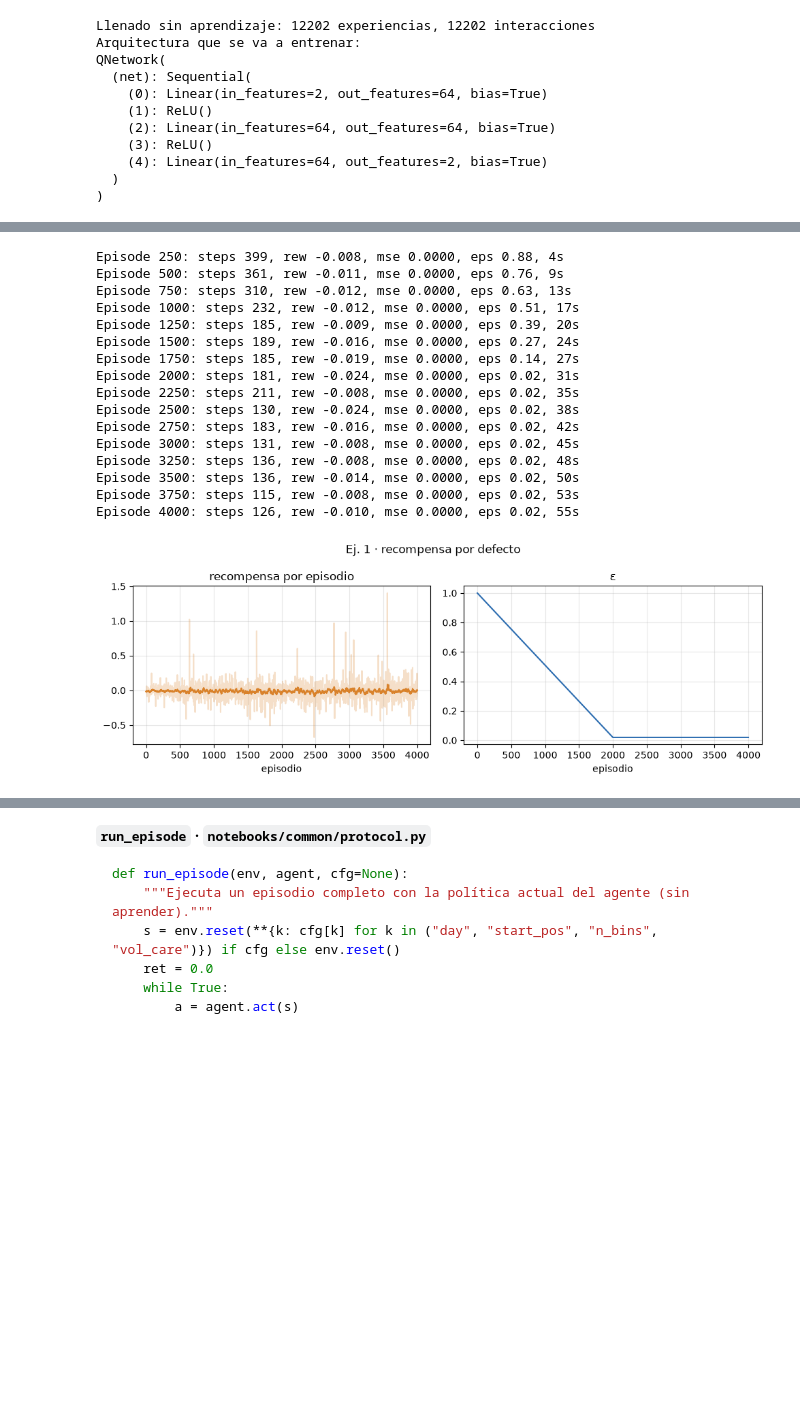
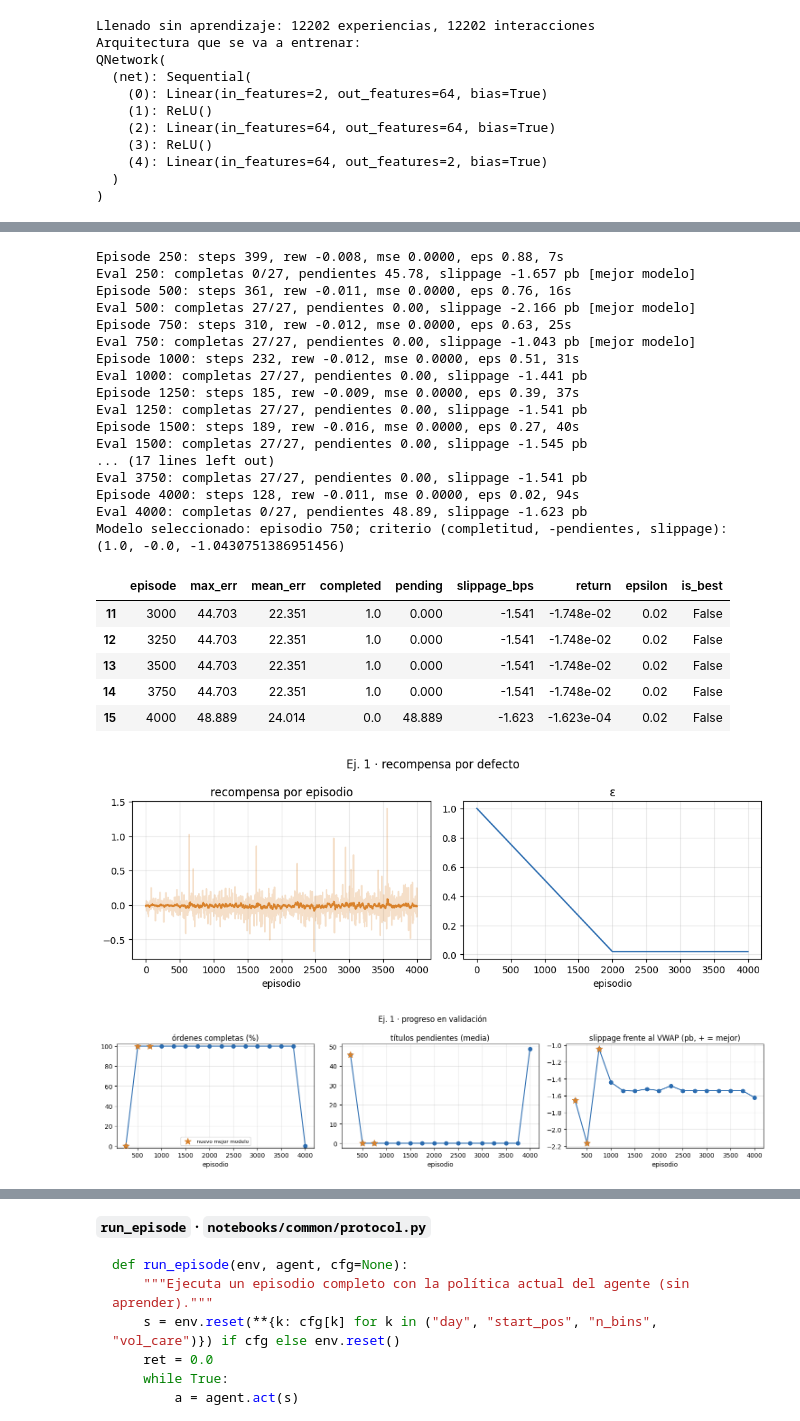
Before and after one commit to Romequinco/rl-execution-agents, a Jupyter notebook: notebooks/ej1_execution_lab.ipynb, the cells around one changed output, grey strips where cells are left out. Saved outputs shown, nothing was run; the diff lists cells and outputs as text; code cells hidden in the pictures; blank space fills up the shorter version.

```diff
--- a/notebooks/ej1_execution_lab.ipynb
+++ b/notebooks/ej1_execution_lab.ipynb
@@ -779,6 +780,9 @@ update_target_after = 10 * learn_after
 SEED, fill_episodes = 0, 25
 force_first_buy = True
 OBS_MODE = "TV"
+eval_every = 250
+CHECKPOINT = pr.MODELS / "ej1_ddqn"
+GRID_VAL = pr.make_grid(DATA["val"], n_days=3, seed=0)
 
 CONFIG = dict(asset=ASSET, reward="default", terminal_reward=0.0, obs_mode=OBS_MODE,
               look_back=60, bins_range=[400, 600], pct_range=[0.075, 0.125],
@@ -787,7 +791,12 @@ CONFIG = dict(asset=ASSET, reward="default", terminal_reward=0.0, obs_mode=OBS_M
               hidden_neurons=hidden_neurons, nepisodes=nepisodes, learn_after=learn_after,
               update_target_after=update_target_after, fill_episodes=fill_episodes,
               force_first_buy=force_first_buy, seed=SEED, grid_seed=0, grid_days=3,
-              torch_threads=torch.get_num_threads())
+              torch_threads=torch.get_num_threads(), eval_every=eval_every,
+              checkpoint_metric="execution", selection_split="val", validation_grid=GRID_VAL)
+CONFIG["source_sha256"] = {
+    name: hashlib.sha256((ROOT / "notebooks" / "common" / f"{name}.py").read_bytes()).hexdigest()
+    for name in ("env", "rewards", "agents", "protocol", "exploration", "data", "plots")
+}
 
 # La semilla se fija ANTES de inicializar la red (véase el apartado 15).
 pr.set_seeds(SEED)
@@ -890,26 +906,46 @@ la lectura; esa frecuencia de impresión no cambia el entrenamiento.
 # %%
 ep, ev = pr.train(agent, env, nepisodes, ex.LinearDecay(epsilon, min_epsilon, epsilon_decay),
-                  learn_after=learn_after, update_target_after=update_target_after, log_every=250)
+                  learn_after=learn_after, update_target_after=update_target_after, log_every=250,
+                  eval_data=DATA["val"], eval_grid=GRID_VAL, eval_every=eval_every,
+                  eval_reward=rw.Default(), checkpoint=CHECKPOINT,
+                  checkpoint_metric="execution", checkpoint_config=CONFIG)
 pr.save_df(ep, "ej1_train")
-pl.plot_training(ep, title="Ej. 1 · recompensa por defecto", save="ej1_training");
+pr.save_df(ev, "ej1_validation")
+pl.plot_training(ep, title="Ej. 1 · recompensa por defecto", save="ej1_training")
+pl.plot_validation(ev, title="Ej. 1 · progreso en validación", save="ej1_validation")
+
+# Se conserva el último checkpoint y se recupera el elegido SOLO con validación.
+best_checkpoint = agent.load(f"{CHECKPOINT}_best.pt")
+agent.set_trainable(False)
+print(f"Modelo seleccionado: episodio {best_checkpoint['episode']}; "
+      f"criterio (completitud, -pendientes, slippage): {best_checkpoint['selection_score']}")
+display(ev.tail())
 # %% [output]
-Episode 250: steps 399, rew -0.008, mse 0.0000, eps 0.88, 4s
-Episode 500: steps 361, rew -0.011, mse 0.0000, eps 0.76, 9s
-Episode 750: steps 310, rew -0.012, mse 0.0000, eps 0.63, 13s
-Episode 1000: steps 232, rew -0.012, mse 0.0000, eps 0.51, 17s
-Episode 1250: steps 185, rew -0.009, mse 0.0000, eps 0.39, 20s
-Episode 1500: steps 189, rew -0.016, mse 0.0000, eps 0.27, 24s
-Episode 1750: steps 185, rew -0.019, mse 0.0000, eps 0.14, 27s
-Episode 2000: steps 181, rew -0.024, mse 0.0000, eps 0.02, 31s
-Episode 2250: steps 211, rew -0.008, mse 0.0000, eps 0.02, 35s
-Episode 2500: steps 130, rew -0.024, mse 0.0000, eps 0.02, 38s
-Episode 2750: steps 183, rew -0.016, mse 0.0000, eps 0.02, 42s
-Episode 3000: steps 131, rew -0.008, mse 0.0000, eps 0.02, 45s
-Episode 3250: steps 136, rew -0.008, mse 0.0000, eps 0.02, 48s
-Episode 3500: steps 136, rew -0.014, mse 0.0000, eps 0.02, 50s
-Episode 3750: steps 115, rew -0.008, mse 0.0000, eps 0.02, 53s
-Episode 4000: steps 126, rew -0.010, mse 0.0000, eps 0.02, 55s
+Episode 250: steps 399, rew -0.008, mse 0.0000, eps 0.88, 7s
+Eval 250: completas 0/27, pendientes 45.78, slippage -1.657 pb [mejor modelo]
+Episode 500: steps 361, rew -0.011, mse 0.0000, eps 0.76, 16s
+Eval 500: completas 27/27, pendientes 0.00, slippage -2.166 pb [mejor modelo]
+Episode 750: steps 310, rew -0.012, mse 0.0000, eps 0.63, 25s
+Eval 750: completas 27/27, pendientes 0.00, slippage -1.043 pb [mejor modelo]
+Episode 1000: steps 232, rew -0.012, mse 0.0000, eps 0.51, 31s
+Eval 1000: completas 27/27, pendientes 0.00, slippage -1.441 pb
+Episode 1250: steps 185, rew -0.009, mse 0.0000, eps 0.39, 37s
+Eval 1250: completas 27/27, pendientes 0.00, slippage -1.541 pb
+Episode 1500: steps 189, rew -0.016, mse 0.0000, eps 0.27, 40s
+Eval 1500: completas 27/27, pendientes 0.00, slippage -1.545 pb
+... (17 lines left out)
+Eval 3750: completas 27/27, pendientes 0.00, slippage -1.541 pb
+Episode 4000: steps 128, rew -0.011, mse 0.0000, eps 0.02, 94s
+Eval 4000: completas 0/27, pendientes 48.89, slippage -1.623 pb
+Modelo seleccionado: episodio 750; criterio (completitud, -pendientes, slippage): (1.0, -0.0, -1.0430751386951456)
+|  | episode | max_err | mean_err | completed | pending | slippage_bps | return | epsilon | is_best |
+| 11 | 3000 | 44.703 | 22.351 | 1.0 | 0.000 | -1.541 | -1.748e-02 | 0.02 | False |
+| 12 | 3250 | 44.703 | 22.351 | 1.0 | 0.000 | -1.541 | -1.748e-02 | 0.02 | False |
+| 13 | 3500 | 44.703 | 22.351 | 1.0 | 0.000 | -1.541 | -1.748e-02 | 0.02 | False |
+| 14 | 3750 | 44.703 | 22.351 | 1.0 | 0.000 | -1.541 | -1.748e-02 | 0.02 | False |
+| 15 | 4000 | 48.889 | 24.014 | 0.0 | 48.889 | -1.623 | -1.623e-04 | 0.02 | False |
-[figure, old version]
+[figure, new version]
+[figure, added]
 # %% [markdown]
 **Cómo leer el entrenamiento.** La primera curva muestra la suma de recompensas de cada episodio,
 mezclando exploración, política y órdenes diferentes; no es rentabilidad financiera. La segunda
```
Also changed, not shown: parts of 12 cells of this notebook, 19 other files.
